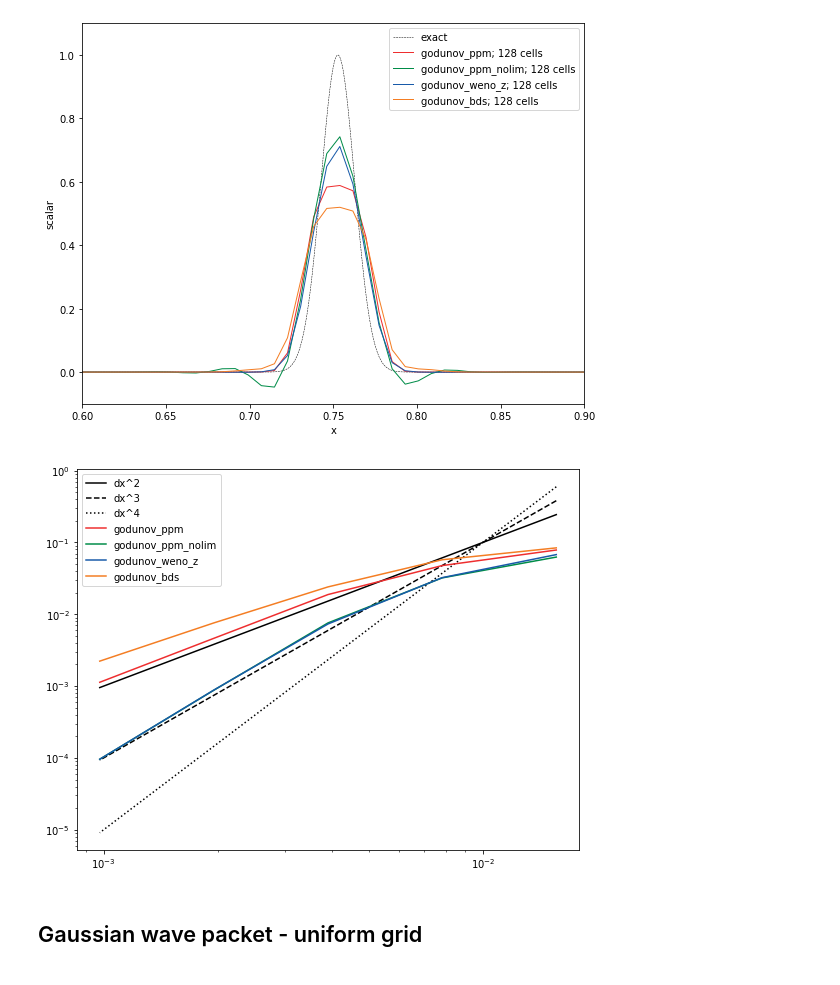
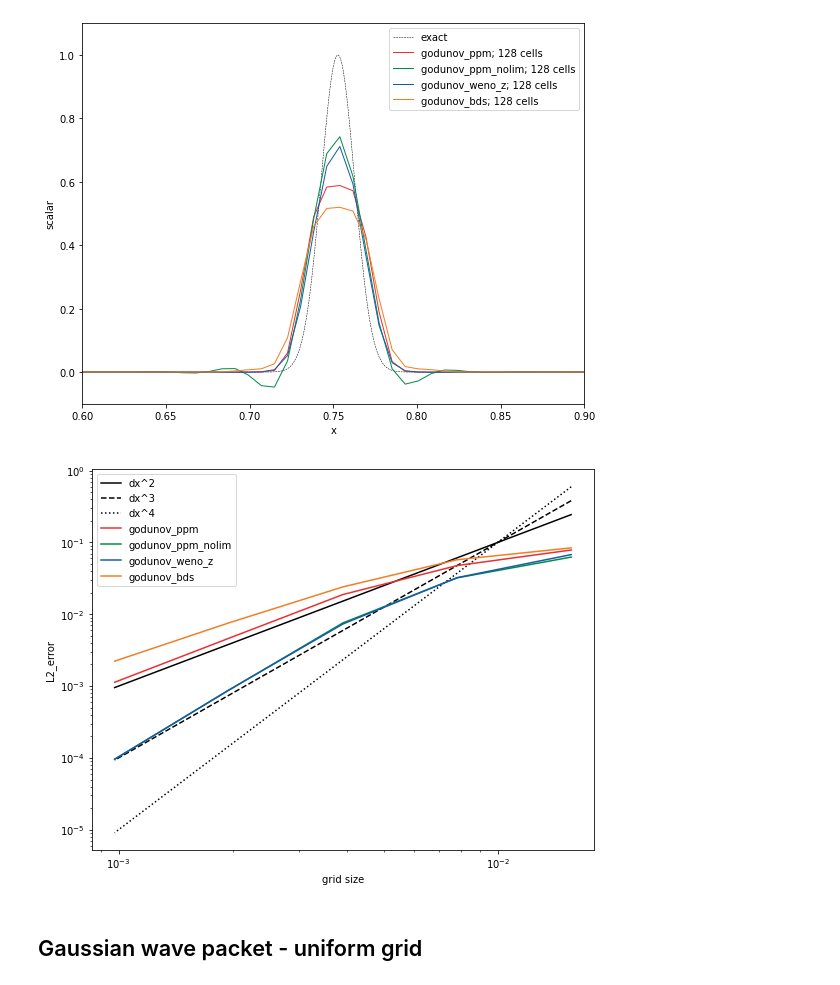
Before and after one commit to diederikb/nrel_jupyter_notebooks, a Jupyter notebook: postprocess_scalar_advection_1D.ipynb, the cells around one changed output. Cells and saved outputs as stored; diff of their text form; code cells hidden in the pictures.

```diff
--- a/postprocess_scalar_advection_1D.ipynb
+++ b/postprocess_scalar_advection_1D.ipynb
@@ -104,19 +104,21 @@ fig.savefig(f'{gaussianpulse.name}_uniform_distribution_centered.png',dpi=300)
 # %%
 grid_sizes = [64,128,256,512,1024]
 dx_list = [1.0/grid_size for grid_size in grid_sizes]
 error_list = postprocessing.batch_load_error('error.log',root_dir,case_dir,methods,grid_sizes,withglobal=False)
 fig,ax = plt.subplots(figsize=[9,7])
 ax.plot(dx_list,[1e3*dx**2 for dx in dx_list],label='dx^2',linestyle='solid',color='black')
 ax.plot(dx_list,[1e5*dx**3 for dx in dx_list],label='dx^3',linestyle='dashed',color='black')
 ax.plot(dx_list,[1e7*dx**4 for dx in dx_list],label='dx^4',linestyle='dotted',color='black')
 for i_method in range(len(methods)):
     ax.plot([1/grid_size for grid_size in grid_sizes],[df_error_grid['error_var_0_level_0'].values[-1] for df_error_grid in error_list[i_method]],label=methods[i_method],color=postprocessing.color_list[i_method])
 ax.set_xscale('log')
 ax.set_yscale('log')
+ax.set_ylabel('L2_error')
+ax.set_xlabel('grid size')
 ax.legend()
 fig.savefig(f'{gaussianpulse.name}_uniform_convergence.png',dpi=300)
 # %% [output]
-[figure, old version]
+[figure, new version]
 # %% [markdown]
 ## Gaussian wave packet - uniform grid
 # %%
```
Also changed, not shown: parts of 2 cells of this notebook, 5 other files.
